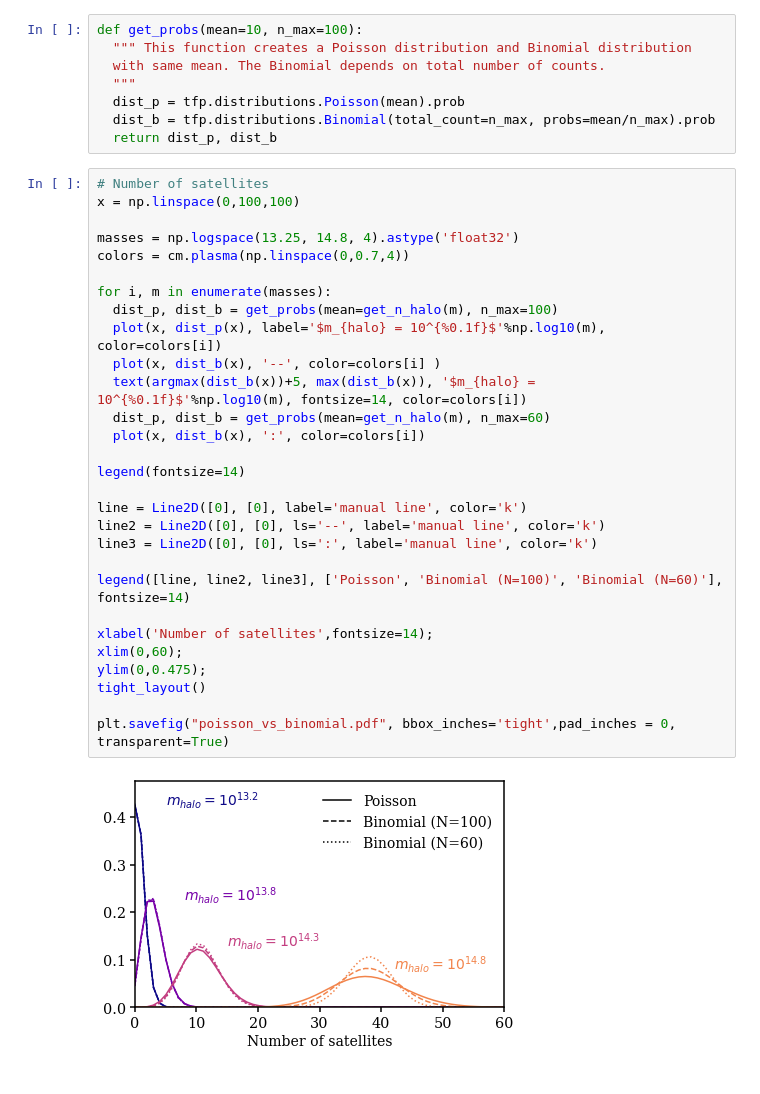
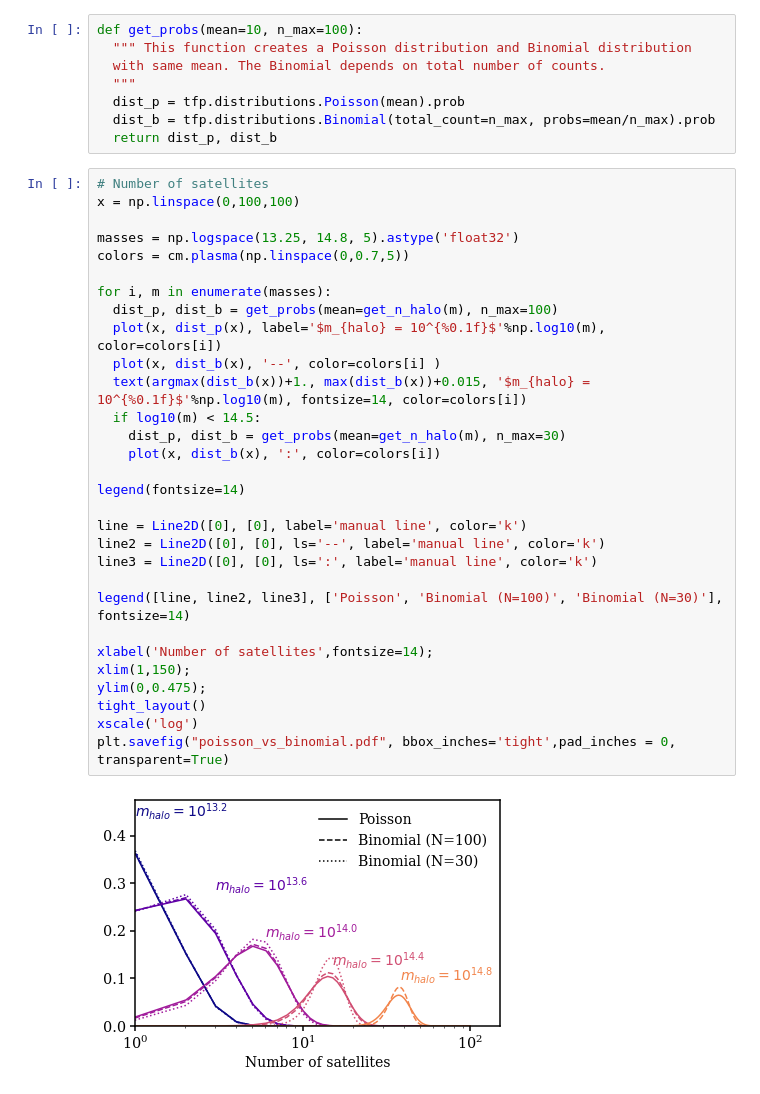
Before and after one commit to DifferentiableUniverseInitiative/DHOD, a Jupyter notebook: nb/PoissonVSBinomial.ipynb, the cells around one changed output. Drawn from its saved outputs; the diff is of its cells as text.

```diff
--- a/nb/PoissonVSBinomial.ipynb
+++ b/nb/PoissonVSBinomial.ipynb
@@ -53,31 +53,32 @@ def get_probs(mean=10, n_max=100):
 # %%
 # Number of satellites
 x = np.linspace(0,100,100)
 
-masses = np.logspace(13.25, 14.8, 4).astype('float32')
-colors = cm.plasma(np.linspace(0,0.7,4))
+masses = np.logspace(13.25, 14.8, 5).astype('float32')
+colors = cm.plasma(np.linspace(0,0.7,5))
 
 for i, m in enumerate(masses):
   dist_p, dist_b = get_probs(mean=get_n_halo(m), n_max=100)
   plot(x, dist_p(x), label='$m_{halo} = 10^{%0.1f}$'%np.log10(m), color=colors[i])
   plot(x, dist_b(x), '--', color=colors[i] )
-  text(argmax(dist_b(x))+5, max(dist_b(x)), '$m_{halo} = 10^{%0.1f}$'%np.log10(m), fontsize=14, color=colors[i])
-  dist_p, dist_b = get_probs(mean=get_n_halo(m), n_max=60)
-  plot(x, dist_b(x), ':', color=colors[i])
+  text(argmax(dist_b(x))+1., max(dist_b(x))+0.015, '$m_{halo} = 10^{%0.1f}$'%np.log10(m), fontsize=14, color=colors[i])
+  if log10(m) < 14.5:
+    dist_p, dist_b = get_probs(mean=get_n_halo(m), n_max=30)
+    plot(x, dist_b(x), ':', color=colors[i])
 
 legend(fontsize=14)
 
 line = Line2D([0], [0], label='manual line', color='k')
 line2 = Line2D([0], [0], ls='--', label='manual line', color='k')
 line3 = Line2D([0], [0], ls=':', label='manual line', color='k')
 
-legend([line, line2, line3], ['Poisson', 'Binomial (N=100)', 'Binomial (N=60)'], fontsize=14)
+legend([line, line2, line3], ['Poisson', 'Binomial (N=100)', 'Binomial (N=30)'], fontsize=14)
 
 xlabel('Number of satellites',fontsize=14);
-xlim(0,60);
+xlim(1,150);
 ylim(0,0.475);
 tight_layout()
-
+xscale('log')
 plt.savefig("poisson_vs_binomial.pdf", bbox_inches='tight',pad_inches = 0, transparent=True)
 # %% [output]
-[figure, old version]
+[figure, new version]
```
